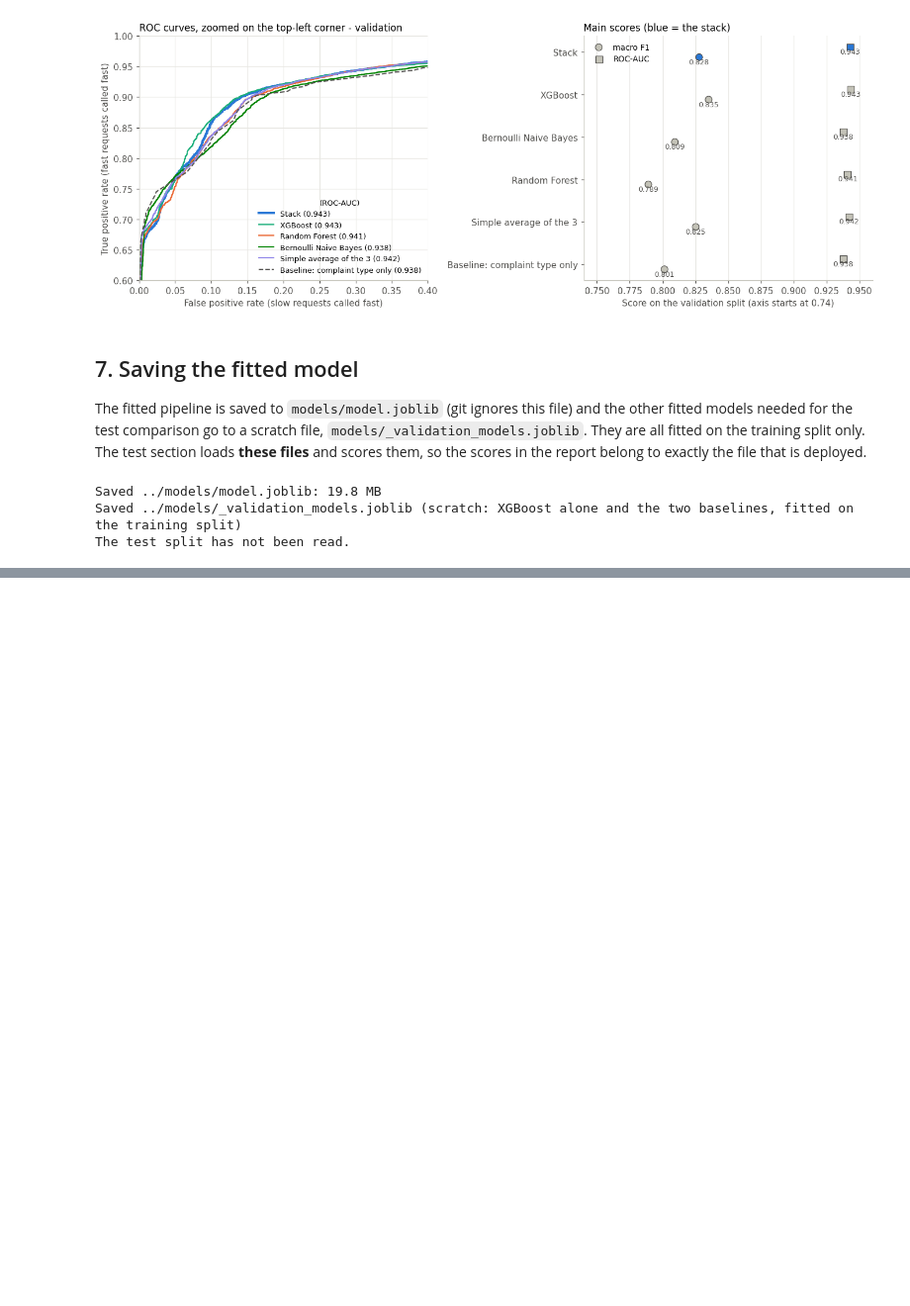
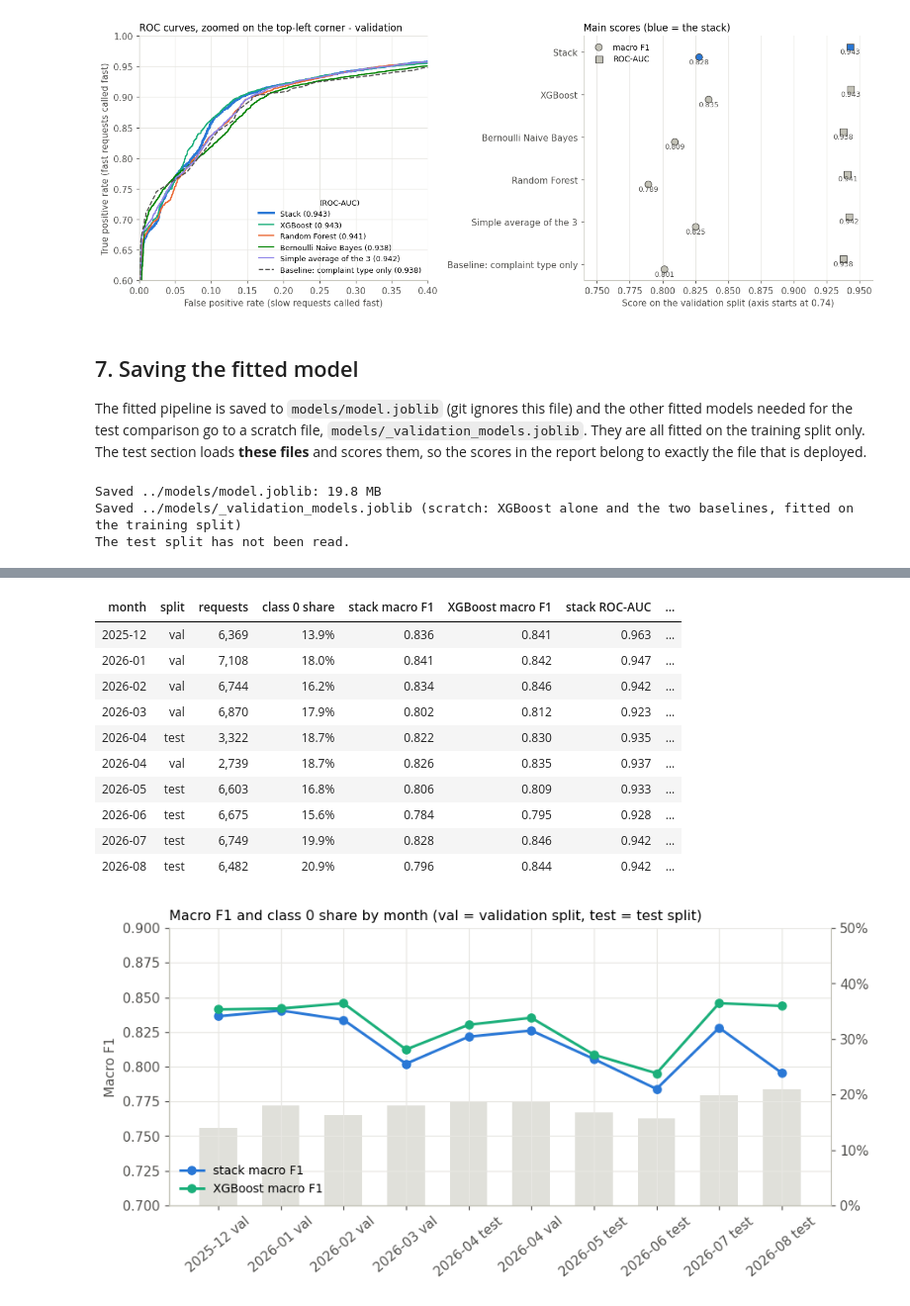
Before and after one commit to LyHenglong/CLD375-CivicAI, a Jupyter notebook: notebooks/04_stacking.ipynb, the cells around one changed output, grey strips where cells are left out. Shown at 99% size. Cells and saved outputs as stored; diff of their text form; code cells hidden in the pictures; blank space fills up the shorter version.

Commit message:
Phase 6: stacking classifier scored once on the test split; model_meta, metrics, sample requests and fresh-process check

```diff
--- a/notebooks/04_stacking.ipynb
+++ b/notebooks/04_stacking.ipynb
@@ -475,0 +606,20 @@ The test split has not been read.
+# %%
+test_results = pd.read_csv("../reports/test_results.csv").set_index("model")
+scratch_probs = pd.read_parquet(TEST_SCRATCH)
+
+rows = []
+for name in test_results.index:
+    row = {"model": name}
+    for metric, label in [("macro_f1", "macro F1"), ("roc_auc", "ROC-AUC"), ("accuracy", "accuracy"), ("recall_0", "class 0 recall"), ("precision_0", "class 0 precision")]:
+        row[f"{label}: validation"] = validation.loc[name, metric]
+        row[f"{label}: test"] = test_results.loc[name, metric]
+        row[f"{label}: gap (points)"] = (test_results.loc[name, metric] - validation.loc[name, metric]) * 100
+    rows.append(row)
+gap = pd.DataFrame(rows).set_index("model")
+fmt = {c: "{:.4f}" for c in gap.columns if "gap" not in c}
+fmt.update({c: "{:+.2f}" for c in gap.columns if "gap" in c})
+display(gap[[c for c in gap.columns if c.startswith(("macro F1", "ROC-AUC"))]].style.format(fmt))
+display(gap[[c for c in gap.columns if c.startswith(("accuracy", "class 0"))]].style.format(fmt))
+
+test_part, val_part = scratch_probs[scratch_probs["split"] == "test"], scratch_probs[scratch_probs["split"] == "val"]
+print(f"Class 0 share:  training 17.2%   validation {1 - val_part['y'].mean():.1%}   test {1 - test_part['y'].mean():.1%}")
@@ -475,0 +648,45 @@ The test split has not been read.
+# %%
+scratch_probs["month"] = pd.to_datetime(scratch_probs["created_date"]).dt.to_period("M")
+rows = []
+for (month, split), g in scratch_probs.groupby(["month", "split"]):
+    rows.append({"month": str(month), "split": split, "requests": len(g), "class 0 share": 1 - g["y"].mean(),
+                 "stack macro F1": f1_score(g["y"], g["Stack"] > 0.5, average="macro"),
+                 "XGBoost macro F1": f1_score(g["y"], g["XGBoost"] > 0.5, average="macro"),
+                 "stack ROC-AUC": roc_auc_score(g["y"], g["Stack"]),
+                 "stack class 0 recall": ((g["Stack"] <= 0.5) & (g["y"] == 0)).sum() / (g["y"] == 0).sum(),
+                 "stack class 0 precision": ((g["Stack"] <= 0.5) & (g["y"] == 0)).sum() / max((g["Stack"] <= 0.5).sum(), 1)})
+monthly = pd.DataFrame(rows).sort_values(["month", "split"])
+display(monthly.style.format({"requests": "{:,}", "class 0 share": "{:.1%}", "stack macro F1": "{:.3f}", "XGBoost macro F1": "{:.3f}",
+                              "stack ROC-AUC": "{:.3f}", "stack class 0 recall": "{:.1%}", "stack class 0 precision": "{:.1%}"}).hide(axis="index"))
+
+fig, ax = plt.subplots(figsize=(9, 3.8))
+for name, color in [("stack macro F1", BLUE), ("XGBoost macro F1", AQUA)]:
+    ax.plot(monthly["month"] + " " + monthly["split"], monthly[name], marker="o", color=color, linewidth=2, label=name)
+ax2 = ax.twinx()
+ax2.bar(monthly["month"] + " " + monthly["split"], monthly["class 0 share"], color=GREY, alpha=0.5, width=0.6, label="class 0 share (right axis)")
+ax2.set_ylim(0, 0.5)
+ax2.yaxis.set_major_formatter(lambda v, _: f"{v:.0%}")
+ax2.grid(False)
+ax2.spines["right"].set_visible(True)
+ax.set_zorder(ax2.get_zorder() + 1)
+ax.patch.set_visible(False)
+ax.set_ylim(0.7, 0.9)
+ax.set_ylabel("Macro F1")
+ax.set_title("Macro F1 and class 0 share by month (val = validation split, test = test split)", loc="left", fontsize=10.5)
+ax.tick_params(axis="x", rotation=40)
+ax.legend(loc="lower left", frameon=False, fontsize=9)
+fig.savefig(FIG_DIR / "06_monthly_drift.png")
+plt.show()
+# %% [output]
+| month | split | requests | class 0 share | stack macro F1 | XGBoost macro F1 | stack ROC-AUC | ... |
+| 2025-12 | val | 6,369 | 13.9% | 0.836 | 0.841 | 0.963 | ... |
+| 2026-01 | val | 7,108 | 18.0% | 0.841 | 0.842 | 0.947 | ... |
+| 2026-02 | val | 6,744 | 16.2% | 0.834 | 0.846 | 0.942 | ... |
+| 2026-03 | val | 6,870 | 17.9% | 0.802 | 0.812 | 0.923 | ... |
+| 2026-04 | test | 3,322 | 18.7% | 0.822 | 0.830 | 0.935 | ... |
+| 2026-04 | val | 2,739 | 18.7% | 0.826 | 0.835 | 0.937 | ... |
+| 2026-05 | test | 6,603 | 16.8% | 0.806 | 0.809 | 0.933 | ... |
+| 2026-06 | test | 6,675 | 15.6% | 0.784 | 0.795 | 0.928 | ... |
+| 2026-07 | test | 6,749 | 19.9% | 0.828 | 0.846 | 0.942 | ... |
+| 2026-08 | test | 6,482 | 20.9% | 0.796 | 0.844 | 0.942 | ... |
+[figure, added]
```
Also changed, not shown: parts of 18 cells of this notebook, 11 other files.
